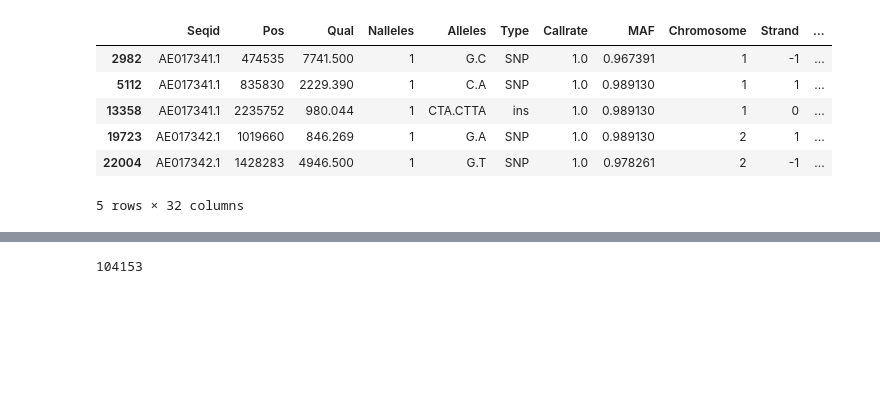
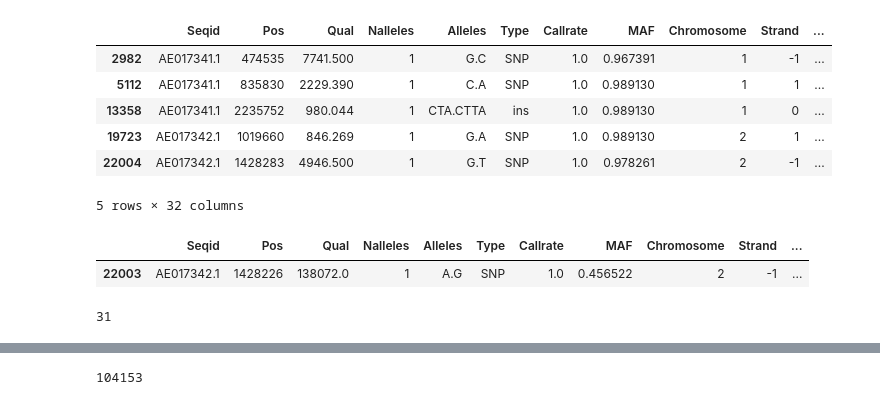
Before and after one commit to magwenelab/Self-Filamentation_B3502_progeny, a Jupyter notebook: SCRIPTS/Variant_filter.ipynb, the cells around one changed output, grey strips where cells are left out. Cells and saved outputs as stored; diff of their text form; code cells hidden in the pictures; blank space fills up the shorter version.

```diff
--- a/SCRIPTS/Variant_filter.ipynb
+++ b/SCRIPTS/Variant_filter.ipynb
@@ -590,3 +590,12 @@ for si,s in enumerate(private_allele_seg):
 checks = pd.DataFrame(checks)
 checks.columns = ['Strain','Seqid','Chromosome','Position','Depth','Ratio','Ref','Alt','Gene','Description']
 checks.sort_values(['Chromosome','Position'],inplace=True)
+# %%
+variants[(variants.Chromosome==2) & (variants.Pos==1428226)][info_cols]
+# %% [output]
+|  | Seqid | Pos | Qual | Nalleles | Alleles | Type | Callrate | MAF | Chromosome | Strand | ... |
+| 22003 | AE017342.1 | 1428226 | 138072.0 | 1 | A.G | SNP | 1.0 | 0.456522 | 2 | -1 | ... |
+# %%
+len('TTCTGACAACAGTCCGTCATCATCCAATAAT')
+# %% [output]
+31
```
Also changed, not shown: parts of 2 cells of this notebook, 8 other files.
